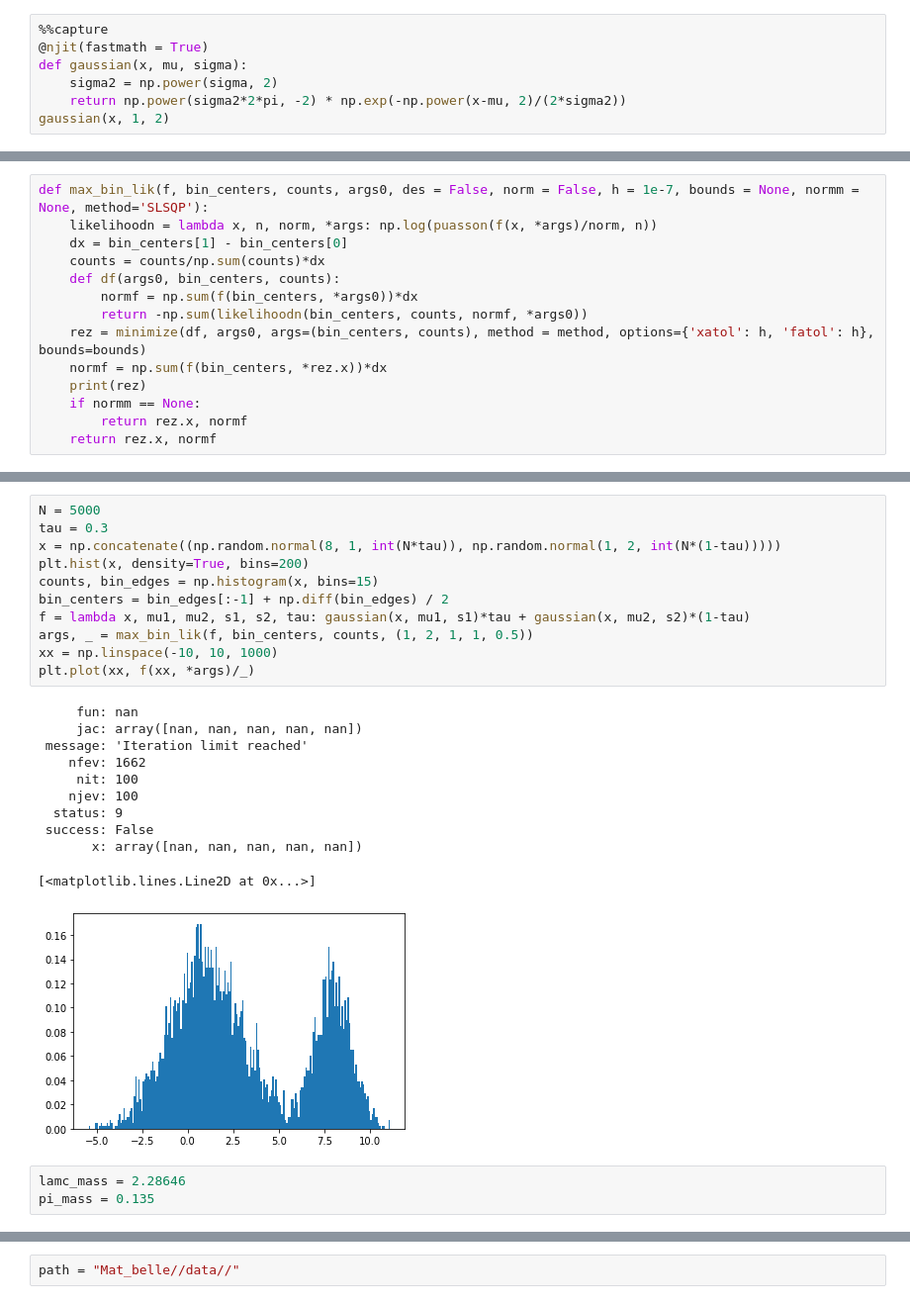
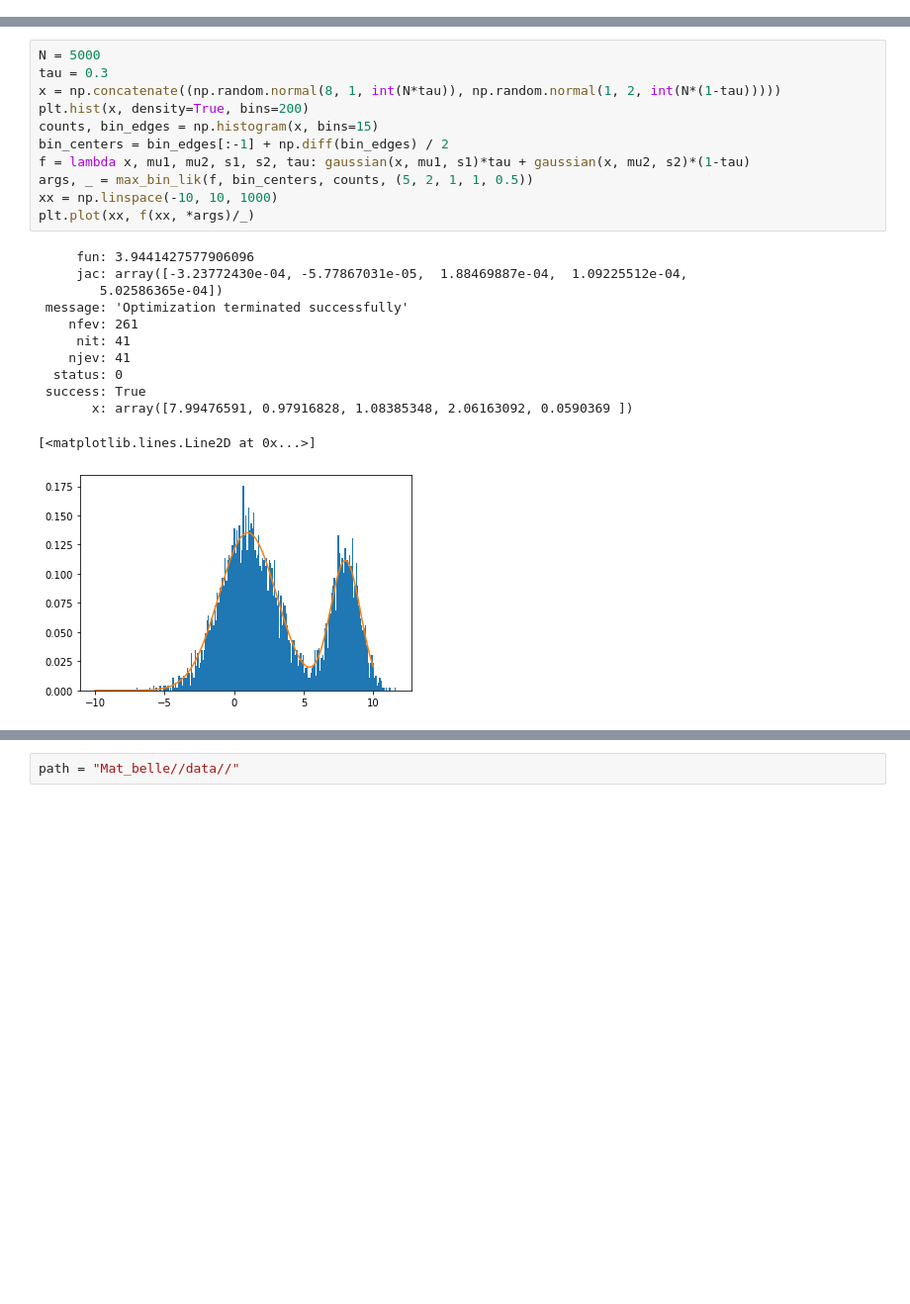
Before and after one commit to Clai101/data_ref, a Jupyter notebook: ref.ipynb, the cells around one changed output, grey strips where cells are left out. Shown at 99% size. Cells and saved outputs as stored; diff of their text form; blank space fills up the shorter version.

```diff
--- a/ref.ipynb
+++ b/ref.ipynb
@@ -35,7 +14,0 @@ eval_chebyt(1, x)
-# %%
-%%capture
-@njit(fastmath = True)
-def gaussian(x, mu, sigma):
-    sigma2 = np.power(sigma, 2)
-    return np.power(sigma2*2*pi, -2) * np.exp(-np.power(x-mu, 2)/(2*sigma2))
-gaussian(x, 1, 2)
@@ -92,14 +14,0 @@ def rm(fname):
-# %%
-def max_bin_lik(f, bin_centers, counts, args0, des = False, norm = False, h = 1e-7, bounds = None, normm = None, method='SLSQP'):
-    likelihoodn = lambda x, n, norm, *args: np.log(puasson(f(x, *args)/norm, n))
-    dx = bin_centers[1] - bin_centers[0]
-    counts = counts/np.sum(counts)*dx
-    def df(args0, bin_centers, counts):
-        normf = np.sum(f(bin_centers, *args0))*dx
-        return -np.sum(likelihoodn(bin_centers, counts, normf, *args0))
-    rez = minimize(df, args0, args=(bin_centers, counts), method = method, options={'xatol': h, 'fatol': h}, bounds=bounds)
-    normf = np.sum(f(bin_centers, *rez.x))*dx
-    print(rez)
-    if normm == None:
-        return rez.x, normf
-    return rez.x, normf
@@ -106,28 +35,26 @@ def max_bin_lik(f, bin_centers, counts, args0, des = False, norm = False, h = 1e
 # %%
 N = 5000
 tau = 0.3
 x = np.concatenate((np.random.normal(8, 1, int(N*tau)), np.random.normal(1, 2, int(N*(1-tau)))))
 plt.hist(x, density=True, bins=200)
 counts, bin_edges = np.histogram(x, bins=15)
 bin_centers = bin_edges[:-1] + np.diff(bin_edges) / 2
 f = lambda x, mu1, mu2, s1, s2, tau: gaussian(x, mu1, s1)*tau + gaussian(x, mu2, s2)*(1-tau)
-args, _ = max_bin_lik(f, bin_centers, counts, (1, 2, 1, 1, 0.5))
+args, _ = max_bin_lik(f, bin_centers, counts, (5, 2, 1, 1, 0.5))
 xx = np.linspace(-10, 10, 1000)
 plt.plot(xx, f(xx, *args)/_)
 # %% [output]
-     fun: nan
-     jac: array([nan, nan, nan, nan, nan])
- message: 'Iteration limit reached'
-    nfev: 1662
-     nit: 100
-    njev: 100
-  status: 9
- success: False
-       x: array([nan, nan, nan, nan, nan])
+     fun: 3.9441427577906096
+     jac: array([-3.23772430e-04, -5.77867031e-05,  1.88469887e-04,  1.09225512e-04,
+        5.02586365e-04])
+ message: 'Optimization terminated successfully'
+    nfev: 261
+     nit: 41
+    njev: 41
+  status: 0
+ success: True
+       x: array([7.99476591, 0.97916828, 1.08385348, 2.06163092, 0.0590369 ])
 [<matplotlib.lines.Line2D at 0x...>]
-[figure, old version]
+[figure, new version]
-# %%
-lamc_mass = 2.28646
-pi_mass = 0.135
 # %%
 fname = "Mat_belle/root_/mc.root"
```
Also changed, not shown: parts of 18 cells of this notebook, 14 other files.
